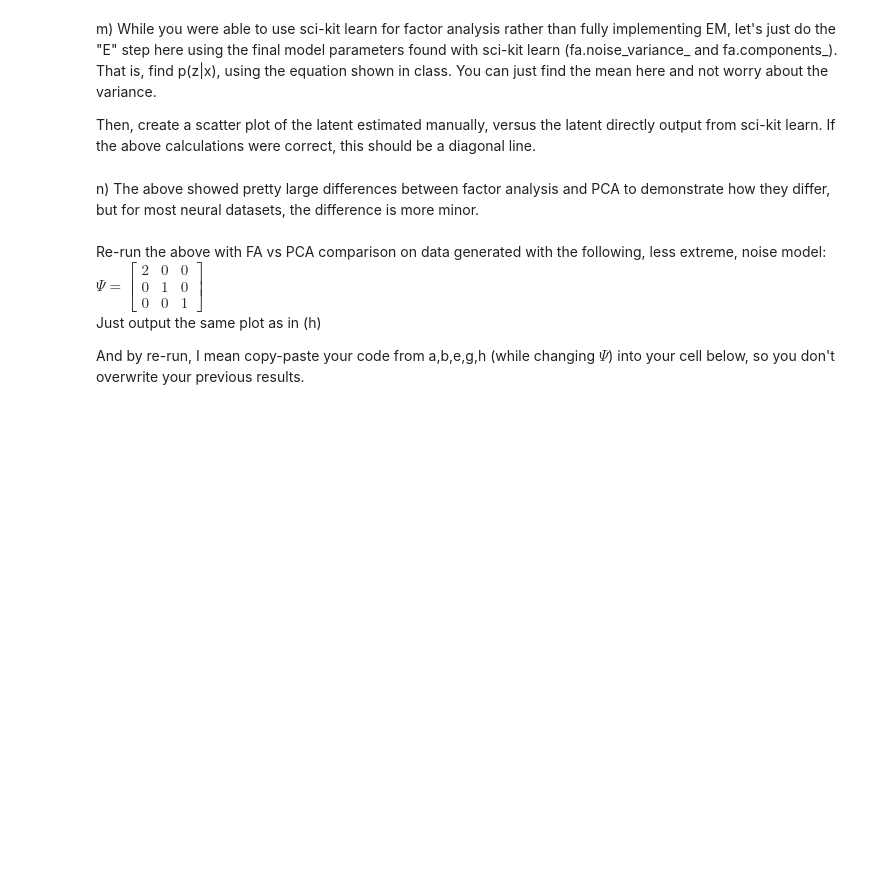
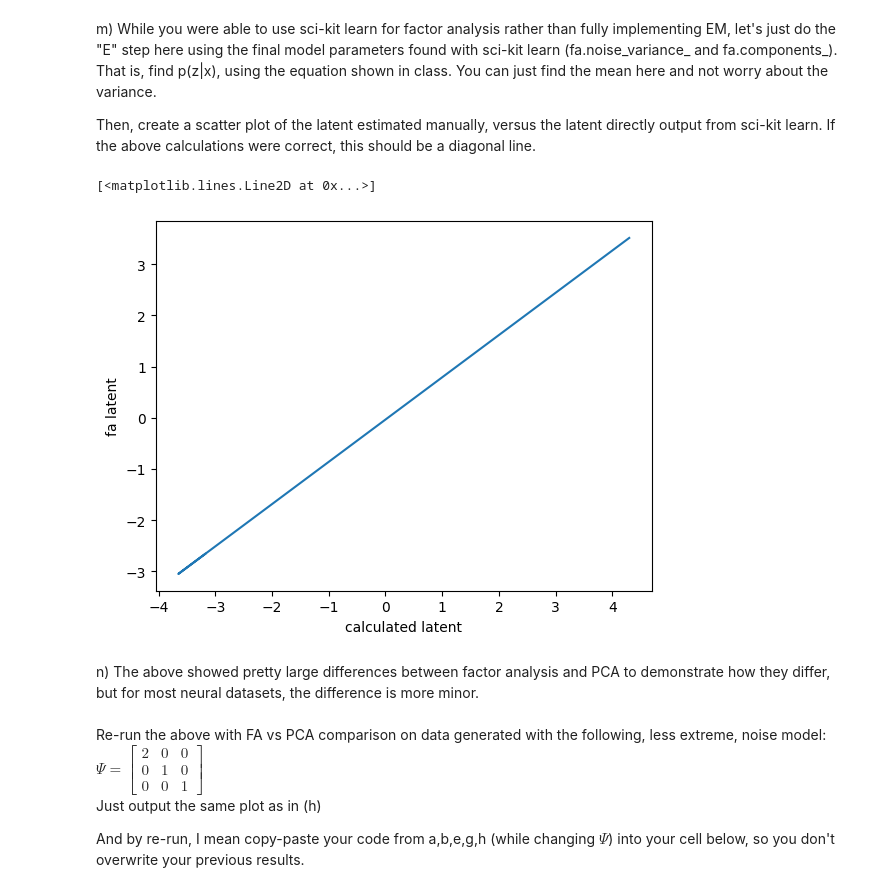
Before and after one commit to dbasrai/nuin443, a Jupyter notebook: problemSets/NUIN443_ps5_FA+GPs-diya.ipynb, the cells around one changed output. Cells and saved outputs as stored; diff of their text form; code cells hidden in the pictures; blank space fills up the shorter version.

```diff
--- a/problemSets/NUIN443_ps5_FA+GPs-diya.ipynb
+++ b/problemSets/NUIN443_ps5_FA+GPs-diya.ipynb
@@ -160,10 +177,23 @@ m) While you were able to use sci-kit learn for factor analysis rather than full
 Then, create a scatter plot of the latent estimated manually, versus the latent directly output from sci-kit learn. If the above calculations were correct, this should be a diagonal line.
 # %%
 #Fill in code below to find p(z|x)
+fa_chi = np.diag(fa.noise_variance_)
+w = fa.components_.T
+
+delta = np.linalg.inv(w.T@np.linalg.inv(fa_chi)@w)
+calc_latent = X@(delta @ w.T @ np.linalg.inv(fa_chi)).T
+
+fig, ax = plt.subplots()
+ax.set_xlabel('calculated latent')
+ax.set_ylabel('fa latent')
+ax.plot(calc_latent, fa_latents)
 
 
 #Fill in code below to create a scatter plot of the latent estimated above, versus the latent output from sci-kit learn (from part e)
-plt.scatter()
+#plt.scatter()
+# %% [output]
+[<matplotlib.lines.Line2D at 0x...>]
+[figure, added]
 # %% [markdown]
 n) The above showed pretty large differences between factor analysis and PCA to demonstrate how they differ, but for most neural datasets, the difference is more minor. <br><br> Re-run the above with FA vs PCA comparison on data generated with the following, less extreme, noise model:
 $\Psi = \begin{bmatrix} 2 & 0 & 0 \\ 0 & 1 & 0 \\ 0 & 0 & 1 \end{bmatrix}$
```
Also changed, not shown: parts of 18 cells of this notebook, 1 other file.
